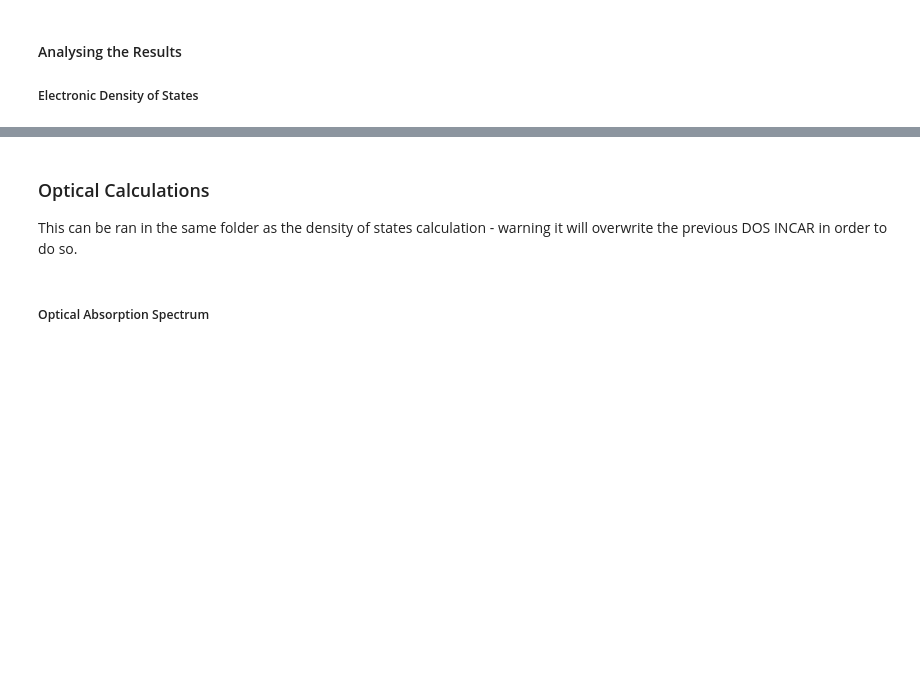
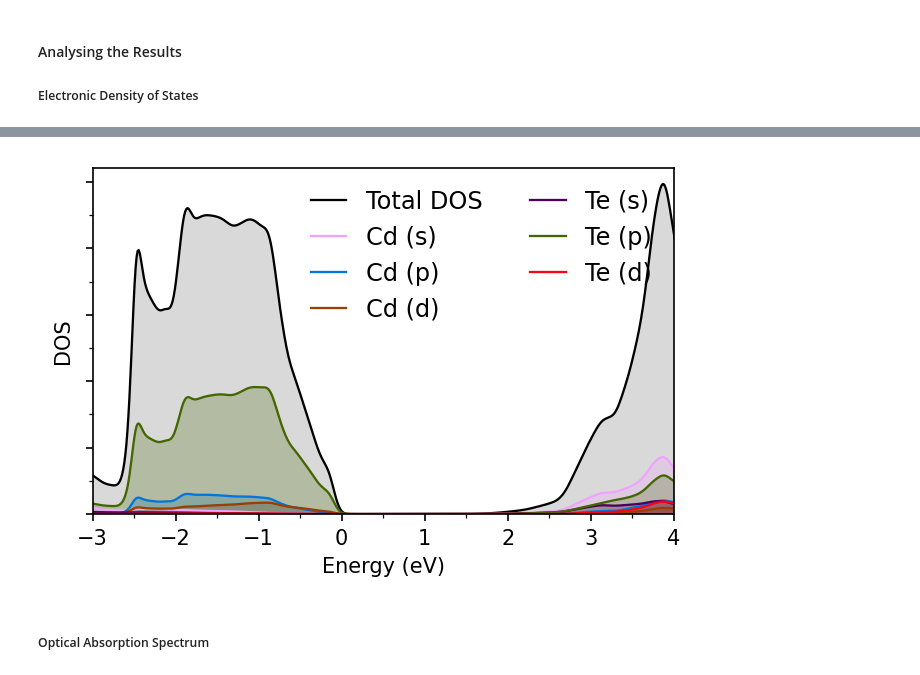
Before and after one commit to SMTG-Bham/solphin, a Jupyter notebook: tutorial/tutorial.ipynb, the cells around one changed output, grey strips where cells are left out. Saved outputs shown, nothing was run; the diff lists cells and outputs as text; code cells hidden in the pictures; blank space fills up the shorter version.

```diff
--- a/tutorial/tutorial.ipynb
+++ b/tutorial/tutorial.ipynb
@@ -68,7 +73,5 @@ vasp_inputs.write_vasp_calculation(structure=structure, recipe=functional, out_d
 
 ##### Electronic Density of States
 # %%
-from sumo.cli.dosplot import dosplot
-
-dosplot(filename='dos/vasprun.xml', xmin=-3, xmax=3, gaussian=0.05)
+dos_plotting.plot_dos(filename=f'{optics_directory}/vasprun.xml', xmin=-3, xmax=4, gaussian=0.05, save=False)
 # %% [output]
@@ -92,4 +78 @@ WARNING:matplotlib.font_manager:findfont: Generic family 'sans-serif' not found
+[figure, added]
-# %% [markdown]
-### Optical Calculations
-
-This can be ran in the same folder as the density of states calculation - warning it will overwrite the previous DOS INCAR in order to do so.
```
Also changed, not shown: parts of 18 cells of this notebook, 52 other files.
